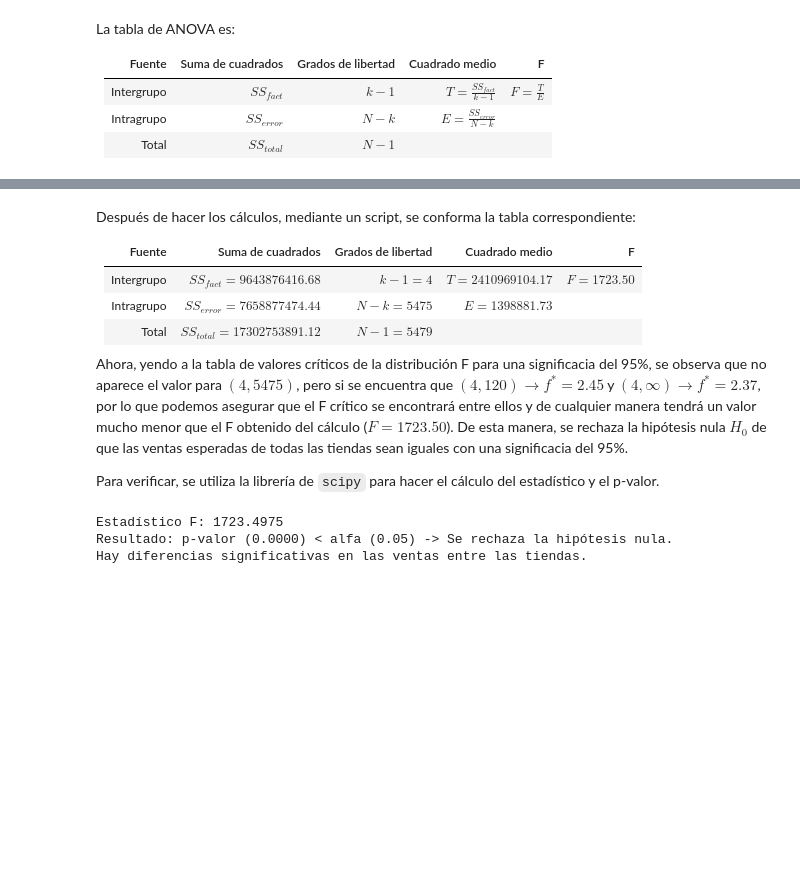
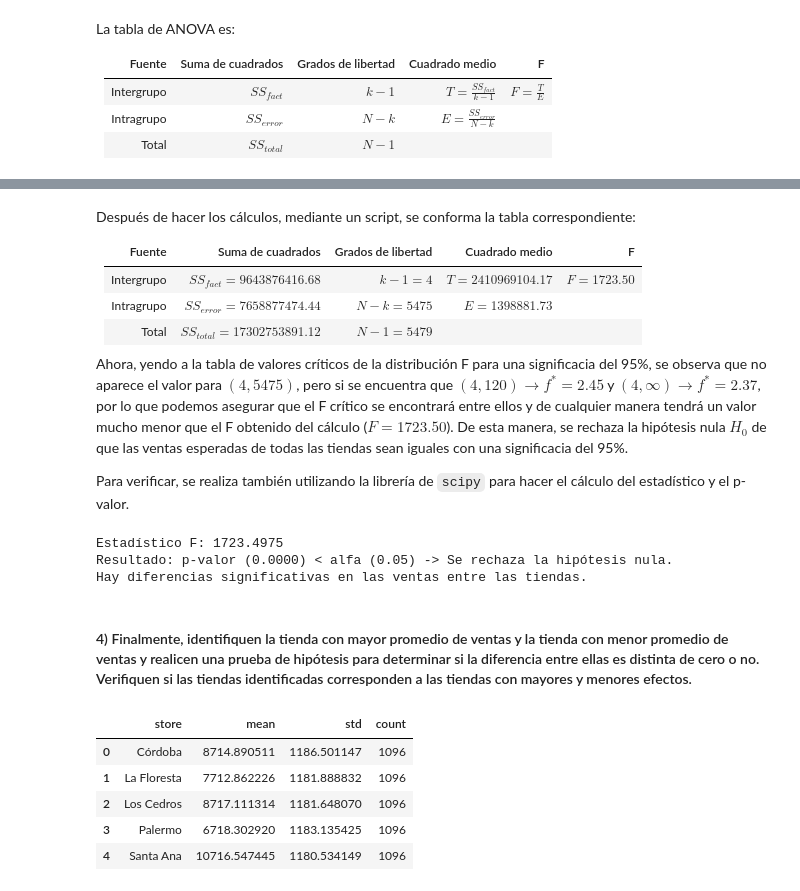
Before and after one commit to gabrielquiroga/peia-primer-examen-parcial, a Jupyter notebook: parciales/tercero/resolucion.ipynb, the cells around one changed output, grey strips where cells are left out. Cells and saved outputs as stored; diff of their text form; code cells hidden in the pictures; blank space fills up the shorter version.

```diff
--- a/parciales/tercero/resolucion.ipynb
+++ b/parciales/tercero/resolucion.ipynb
@@ -377,7 +376,7 @@ Después de hacer los cálculos, mediante un script, se conforma la tabla corres
 
 Ahora, yendo a la tabla de valores críticos de la distribución F para una significacia del 95%, se observa que no aparece el valor para $(4, 5475)$, pero si se encuentra que $(4, 120) \rightarrow f^*=2.45$ y $(4, \infty) \rightarrow f^*=2.37$, por lo que podemos asegurar que el F crítico se encontrará entre ellos y de cualquier manera tendrá un valor mucho menor que el F obtenido del cálculo ($F = 1723.50$). De esta manera, se rechaza la hipótesis nula $H_0$ de que las ventas esperadas de todas las tiendas sean iguales con una significacia del 95%.
 
-Para verificar, se utiliza la librería de `scipy` para hacer el cálculo del estadístico y el p-valor.
+Para verificar, se realiza también utilizando la librería de `scipy` para hacer el cálculo del estadístico y el p-valor.
 # %%
 from scipy.stats import f_oneway
 
@@ -400,3 +399,17 @@ else:
 Estadístico F: 1723.4975
 Resultado: p-valor (0.0000) < alfa (0.05) -> Se rechaza la hipótesis nula.
 Hay diferencias significativas en las ventas entre las tiendas.
+# %% [markdown]
+#### 4) Finalmente, identifiquen la tienda con mayor promedio de ventas y la tienda con menor promedio de ventas y realicen una prueba de hipótesis para determinar si la diferencia entre ellas es distinta de cero o no. Verifiquen si las tiendas identificadas corresponden a las tiendas con mayores y menores efectos.
+# %%
+# Se crea un nuevo dataset de los datos agrupados por tienda, con el cálculo de la media,
+# la desviación estándar y el número de observaciones.
+df_tiendas = df.groupby('store')['sales'].agg(['mean', 'std', 'count']).reset_index()
+df_tiendas
+# %% [output]
+|  | store | mean | std | count |
+| 0 | Córdoba | 8714.890511 | 1186.501147 | 1096 |
+| 1 | La Floresta | 7712.862226 | 1181.888832 | 1096 |
+| 2 | Los Cedros | 8717.111314 | 1181.648070 | 1096 |
+| 3 | Palermo | 6718.302920 | 1183.135425 | 1096 |
+| 4 | Santa Ana | 10716.547445 | 1180.534149 | 1096 |
```
Also changed, not shown: parts of 3 cells of this notebook.
